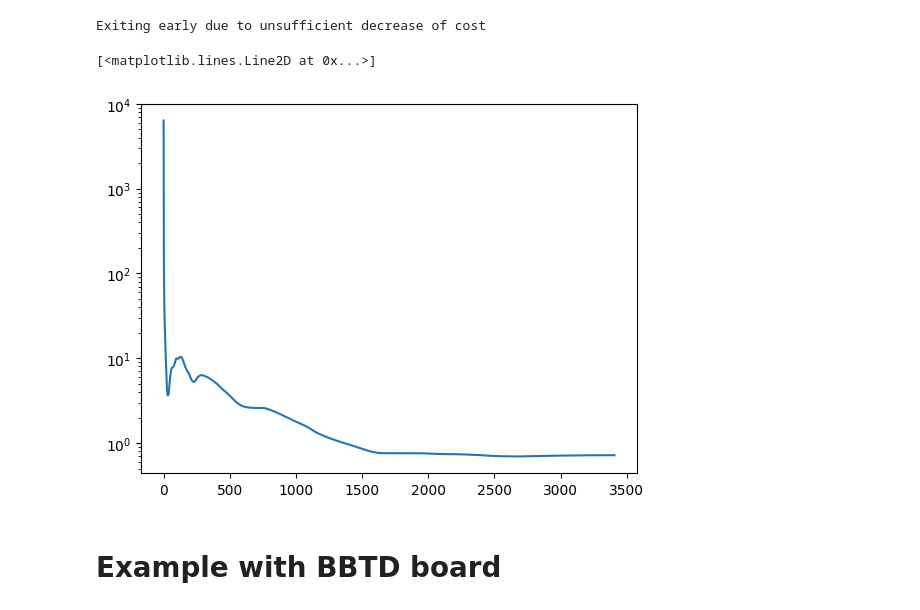
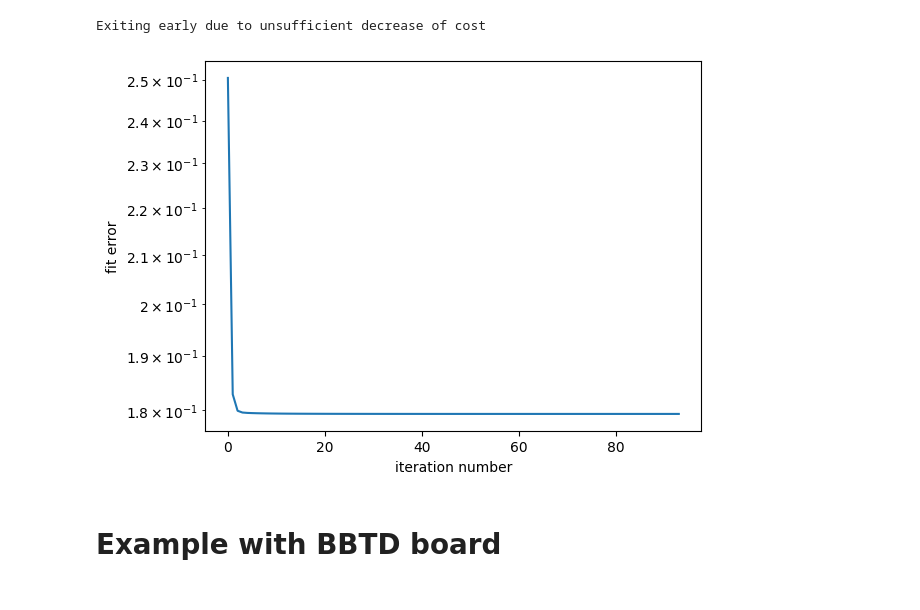
Before and after one commit to scbarreto/pyBBTD, a Jupyter notebook: notebooks/example_stokes.ipynb, the cells around one changed output. Drawn from its saved outputs; the diff is of its cells as text; code cells hidden in the pictures.

```diff
--- a/notebooks/example_stokes.ipynb
+++ b/notebooks/example_stokes.ipynb
@@ -26,7 +22,7 @@ np.random.seed(10)
 theta = X.get_constraint_matrix()
 Tnoisy = btd.factors_to_tensor(
     A0, B0, C0, theta, block_mode="LL1"
-) + 1e-10 * np.random.randn(*X.dims)
+) + 1e-2 * np.random.randn(*X.dims)
 # %%
 stokes.validate_stokes_tensor(Tnoisy)
 # %% [output]
@@ -46,11 +42,13 @@ X.fit(
 )
 # %% [output]
 Exiting early due to unsufficient decrease of cost
-# %%
-plt.semilogy(X.fit_error)
-# %% [output]
-[<matplotlib.lines.Line2D at 0x...>]
-[figure, removed]
+# %%
+fig, ax = plt.subplots()
+ax.semilogy(X.fit_error)
+ax.set_ylabel("fit error")
+_ = ax.set_xlabel("iteration number")
+# %% [output]
+[figure, added]
 # %% [markdown]
 # Example with BBTD board
 # %%
```
Also changed, not shown: parts of 5 cells of this notebook, 9 other files.
